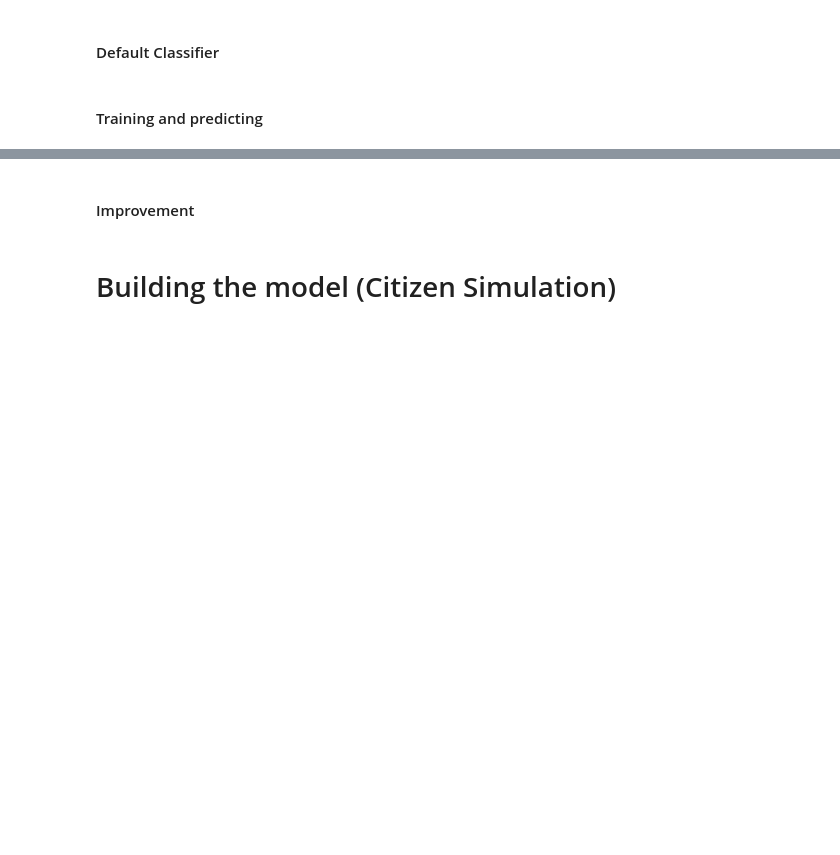
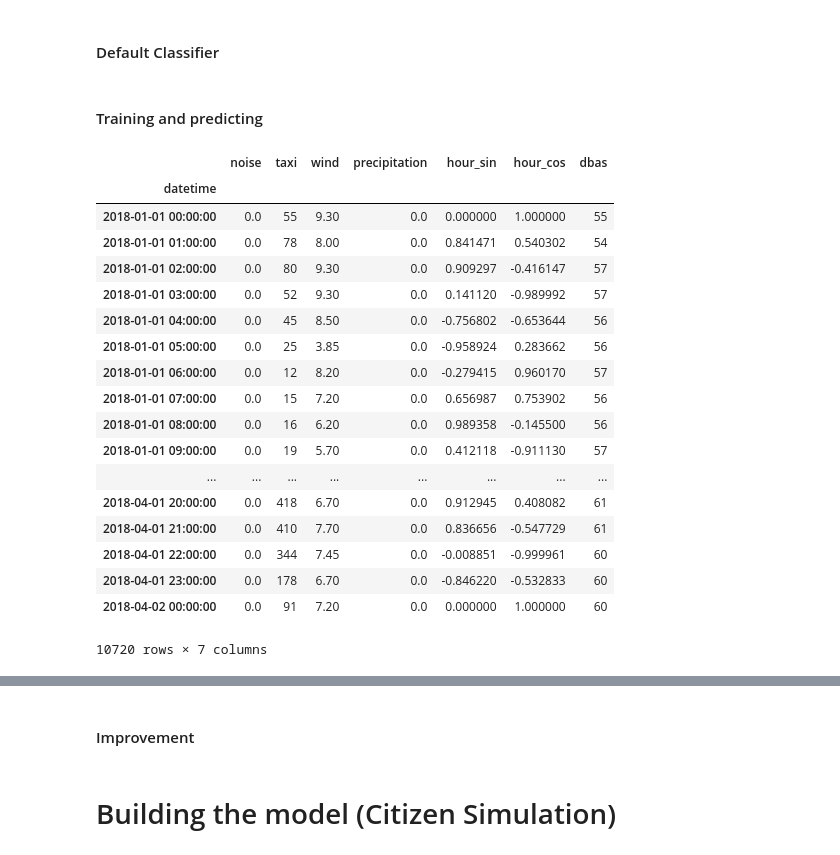
Before and after one commit to joaorulff/splmodeling, a Jupyter notebook: model/noise_modeling.ipynb, the cells around one changed output, grey strips where cells are left out. Cells and saved outputs as stored; diff of their text form; code cells hidden in the pictures; blank space fills up the shorter version.

```diff
--- a/model/noise_modeling.ipynb
+++ b/model/noise_modeling.ipynb
@@ -285,3 +287,25 @@ summary_of_errors_permutation = pd.DataFrame(columns=['bin_distance_default', 'a
 classifier = RandomForestClassifier(n_estimators=500, random_state=42)
 # %% [markdown]
 #### Training and predicting
+# %%
+variable
+# %% [output]
+|  | noise | taxi | wind | precipitation | hour_sin | hour_cos | dbas |
+| datetime |  |  |  |  |  |  |  |
+| 2018-01-01 00:00:00 | 0.0 | 55 | 9.30 | 0.0 | 0.000000 | 1.000000 | 55 |
+| 2018-01-01 01:00:00 | 0.0 | 78 | 8.00 | 0.0 | 0.841471 | 0.540302 | 54 |
+| 2018-01-01 02:00:00 | 0.0 | 80 | 9.30 | 0.0 | 0.909297 | -0.416147 | 57 |
+| 2018-01-01 03:00:00 | 0.0 | 52 | 9.30 | 0.0 | 0.141120 | -0.989992 | 57 |
+| 2018-01-01 04:00:00 | 0.0 | 45 | 8.50 | 0.0 | -0.756802 | -0.653644 | 56 |
+| 2018-01-01 05:00:00 | 0.0 | 25 | 3.85 | 0.0 | -0.958924 | 0.283662 | 56 |
+| 2018-01-01 06:00:00 | 0.0 | 12 | 8.20 | 0.0 | -0.279415 | 0.960170 | 57 |
+| 2018-01-01 07:00:00 | 0.0 | 15 | 7.20 | 0.0 | 0.656987 | 0.753902 | 56 |
+| 2018-01-01 08:00:00 | 0.0 | 16 | 6.20 | 0.0 | 0.989358 | -0.145500 | 56 |
+| 2018-01-01 09:00:00 | 0.0 | 19 | 5.70 | 0.0 | 0.412118 | -0.911130 | 57 |
+| ... | ... | ... | ... | ... | ... | ... | ... |
+| 2018-04-01 20:00:00 | 0.0 | 418 | 6.70 | 0.0 | 0.912945 | 0.408082 | 61 |
+| 2018-04-01 21:00:00 | 0.0 | 410 | 7.70 | 0.0 | 0.836656 | -0.547729 | 61 |
+| 2018-04-01 22:00:00 | 0.0 | 344 | 7.45 | 0.0 | -0.008851 | -0.999961 | 60 |
+| 2018-04-01 23:00:00 | 0.0 | 178 | 6.70 | 0.0 | -0.846220 | -0.532833 | 60 |
+| 2018-04-02 00:00:00 | 0.0 | 91 | 7.20 | 0.0 | 0.000000 | 1.000000 | 60 |
+10720 rows × 7 columns
```
Also changed, not shown: parts of 6 cells of this notebook, 5 other files.
